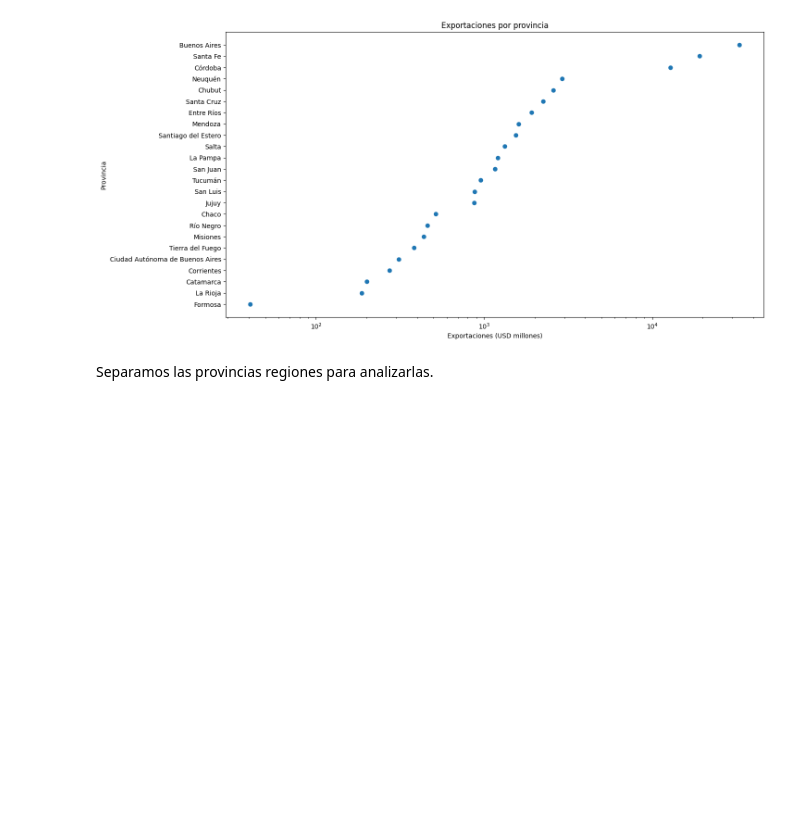
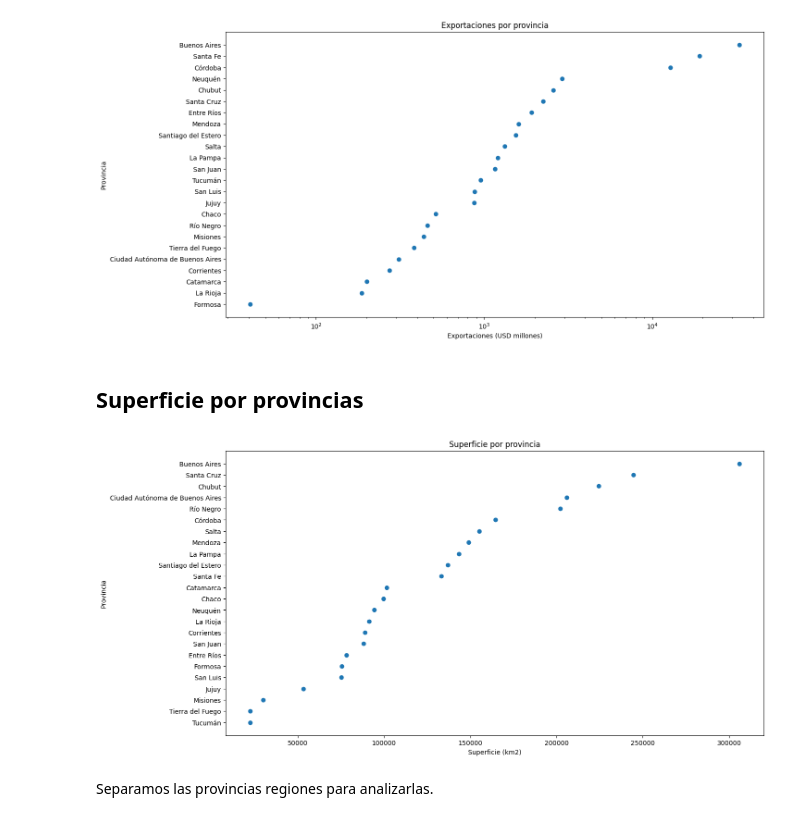
Before and after one commit to Isaiasgaray/fundamentos_tp, a Jupyter notebook: tp1/ejercicio_1/ejercicio1.ipynb, the cells around one changed output. Saved outputs shown, nothing was run; the diff lists cells and outputs as text; code cells hidden in the pictures; blank space fills up the shorter version.

```diff
--- a/tp1/ejercicio_1/ejercicio1.ipynb
+++ b/tp1/ejercicio_1/ejercicio1.ipynb
@@ -192,6 +183,23 @@ plt.title('Exportaciones por provincia')
 plt.xscale('log')
 # %% [output]
 [figure]
+# %% [markdown]
+## Superficie por provincias
+# %%
+provincias_ordenadas = provincias.sort_values('superficie_km2')
+
+plt.figure(figsize=(15, 8))
+
+plt.scatter(
+    provincias_ordenadas.superficie_km2,
+    provincias_ordenadas.provincia)
+
+plt.xlabel('Superficie (km2)')
+plt.ylabel('Provincia')
+plt.title('Superficie por provincia')
+plt.show()
+# %% [output]
+[figure, added]
 # %% [markdown]
 Separamos las provincias regiones para analizarlas.
 # %%
```
Also changed, not shown: parts of 3 cells of this notebook, 2 other files.
